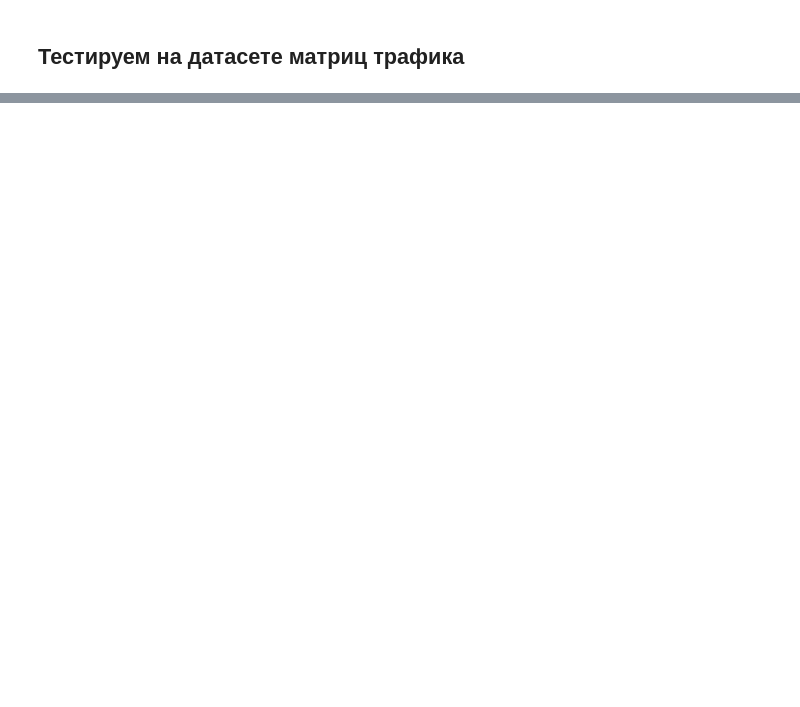
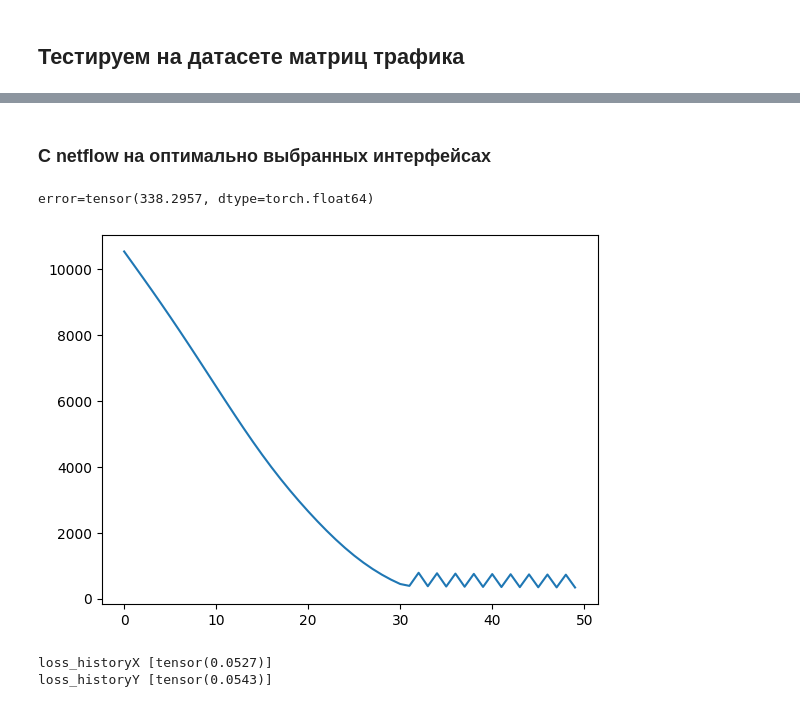
Before and after one commit to kichyr/tm_estimation, a Jupyter notebook: training_models.ipynb, the cells around one changed output, grey strips where cells are left out. Cells and saved outputs as stored; diff of their text form; code cells hidden in the pictures; blank space fills up the shorter version.

```diff
--- a/training_models.ipynb
+++ b/training_models.ipynb
@@ -126,0 +188,11 @@ loss_historyY [tensor(1.8471)]
+# %% [markdown]
+### С netflow на оптимально выбранных интерфейсах
+# %%
+w = [0] * 16
+w[1] = 1
+experiment(w = w)
+# %% [output]
+error=tensor(338.2957, dtype=torch.float64)
+[figure, added]
+loss_historyX [tensor(0.0527)]
+loss_historyY [tensor(0.0543)]
```
Also changed, not shown: parts of 20 cells of this notebook, 4 other files.
